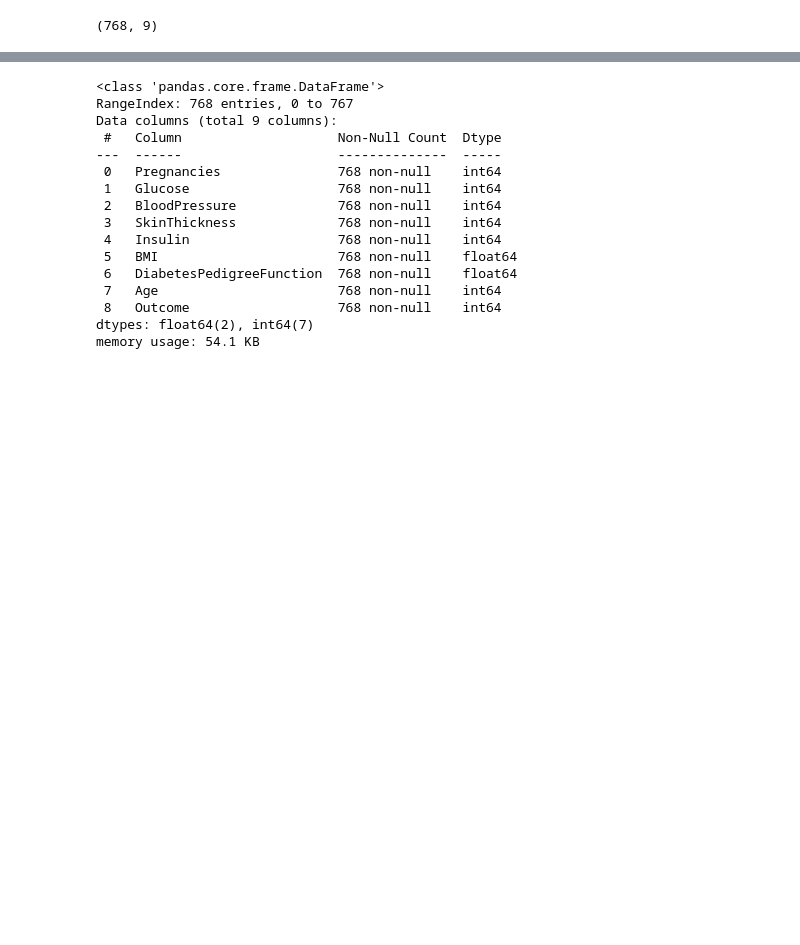
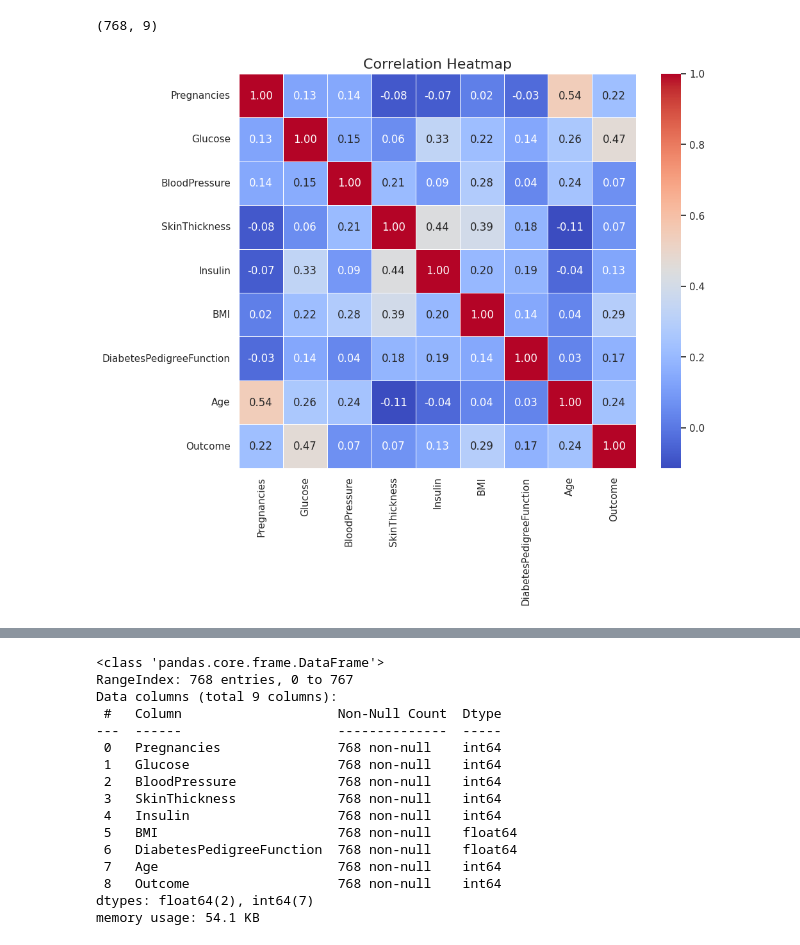
Before and after one commit to Sultan-al-islam/Data-Science-Final-Project, a Jupyter notebook: Final_project.ipynb, the cells around one changed output, grey strips where cells are left out. Cells and saved outputs as stored; diff of their text form; code cells hidden in the pictures; blank space fills up the shorter version.

```diff
--- a/Final_project.ipynb
+++ b/Final_project.ipynb
@@ -32,3 +32,23 @@ df.tail()
 df.shape
 # %% [output]
 (768, 9)
+# %%
+import matplotlib.pyplot as plt
+import seaborn as sns
+
+# Set the aesthetic style of the plots
+sns.set(style="whitegrid")
+
+# Correlation Heatmap
+def plot_correlation_heatmap(data):
+    plt.figure(figsize=(10, 8))
+    sns.heatmap(data.corr(), annot=True, cmap='coolwarm', fmt=".2f", linewidths=0.5)
+    plt.title("Correlation Heatmap", fontsize=16)
+    plt.show()
+
+plot_correlation_heatmap(df)
+
+# Select a subset of features for box plots and scatter matrix
+features = ['Glucose', 'BloodPressure', 'SkinThickness', 'BMI', 'Age']
+# %% [output]
+[figure, added]
```
Also changed, not shown: parts of 2 cells of this notebook.
